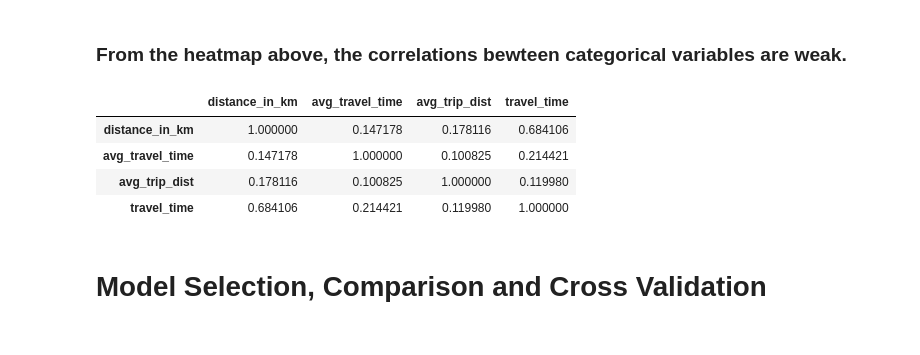
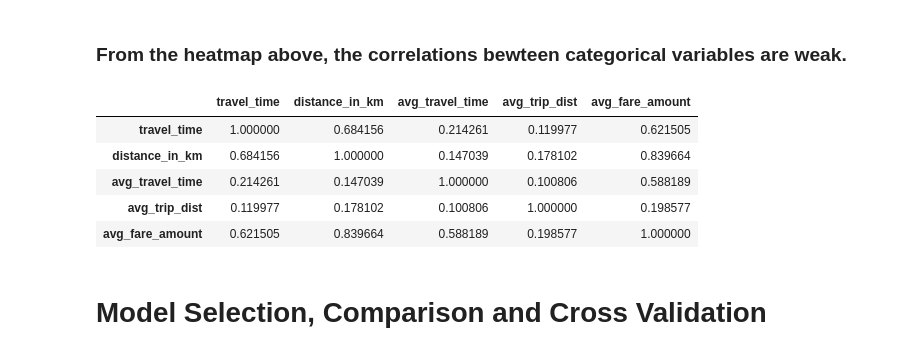
Before and after one commit to XinXia2019/NYC-TLC-Yellow-Taxi-ETA, a Jupyter notebook: NYC-TLC-Yellow-Taxi-ETA.ipynb, the cells around one changed output. Cells and saved outputs as stored; diff of their text form; code cells hidden in the pictures.

```diff
--- a/NYC-TLC-Yellow-Taxi-ETA.ipynb
+++ b/NYC-TLC-Yellow-Taxi-ETA.ipynb
@@ -264,9 +289,3 @@ df = df.reset_index(drop=True)
 df.to_csv('cleanned.csv',index=False)
 # %% [markdown]
 ## II.Feature Engineering
-# %%
-df = df[['pickup_datetime', 'Hour', 'trip_distance',
-       'travel_time', 'distance_in_km', 'pickup_longitude',
-       'pickup_latitude', 'dropoff_longitude', 'dropoff_latitude',
-       'week_index','mo', 'da', 'temp', 'visib',
-       'wdsp', 'prcp', 'fog', 'rain_drizzle', 'snow_ice_pellets']]
@@ -342,6 +363,18 @@ result = pd.DataFrame(result)
 result = result.reset_index(level=0,drop=True)
 result.columns = ['avg_trip_dist']
 df = pd.concat([df,result],axis=1)
+
+# We calculate average historical 'fare amount' in terms of the same pickup area and drop off area, with geohash precision = 6.
+df_transform = df.sort_values('pickup_datetime').groupby(['gh'])['fare_amount'].transform('shift')
+df_transform = pd.DataFrame(df_transform)
+df_transform.columns = ['fare_amount_shift']
+df = pd.concat([df,df_transform],axis=1)
+result = df.sort_values('pickup_datetime').groupby(['gh'])['fare_amount_shift'].expanding().mean()
+result = pd.DataFrame(result)
+result = result.reset_index(level=0,drop=True)
+result.columns = ['avg_fare_amount']
+df = pd.concat([df,result],axis=1)
+
 end = time.time()
 print('The geohash features cost {} mins'.format(round((end - start)/60,2)))
 # %% [output]
@@ -349,4 +395,4 @@ The geohash features cost 1.38 mins
 # %%
-df = df.drop(['pickup_datetime','trip_distance','mo','da','prcp','pickup_geohash','travel_time_shift','dropoff_geohash','gh','travel_dist_shift'],axis=1)
+df = df.drop(['passenger_count','trip_distance','year','mo','da','prcp','pickup_geohash','travel_time_shift','dropoff_geohash','travel_dist_shift','fare_amount','fare_amount_shift','date_of_year2'],axis=1)
 df.isnull().sum()
 # %% [output]
@@ -384,6 +430,9 @@ df_kmean.head()
 | 3 | -73.965927 | 40.762650 | 40.793339 | -73.940529 |
 | 4 | -73.981026 | 40.729553 | 40.730923 | -74.002884 |
 # %%
+start =time.time()
 kmean = KMeans(n_clusters=20,random_state=0)
 kmean.fit(df_kmean)
 df_kmean['label'] = kmean.labels_
+end = time.time()
+print('The kmeans features cost {} mins'.format(round((end - start)/60,2)))
@@ -431,13 +482,14 @@ plt.show()
 # %% [markdown]
 ### From the heatmap above, the correlations bewteen categorical variables are weak.
 # %%
-df[['distance_in_km','avg_travel_time','avg_trip_dist','travel_time']].corr()
+df[['travel_time','distance_in_km','avg_travel_time','avg_trip_dist','avg_fare_amount']].corr()
 # %% [output]
-|  | distance_in_km | avg_travel_time | avg_trip_dist | travel_time |
-| distance_in_km | 1.000000 | 0.147178 | 0.178116 | 0.684106 |
-| avg_travel_time | 0.147178 | 1.000000 | 0.100825 | 0.214421 |
-| avg_trip_dist | 0.178116 | 0.100825 | 1.000000 | 0.119980 |
-| travel_time | 0.684106 | 0.214421 | 0.119980 | 1.000000 |
+|  | travel_time | distance_in_km | avg_travel_time | avg_trip_dist | avg_fare_amount |
+| travel_time | 1.000000 | 0.684156 | 0.214261 | 0.119977 | 0.621505 |
+| distance_in_km | 0.684156 | 1.000000 | 0.147039 | 0.178102 | 0.839664 |
+| avg_travel_time | 0.214261 | 0.147039 | 1.000000 | 0.100806 | 0.588189 |
+| avg_trip_dist | 0.119977 | 0.178102 | 0.100806 | 1.000000 | 0.198577 |
+| avg_fare_amount | 0.621505 | 0.839664 | 0.588189 | 0.198577 | 1.000000 |
 # %% [markdown]
 # Model Selection, Comparison and Cross Validation
 # %%
```
Also changed, not shown: parts of 89 cells of this notebook.
